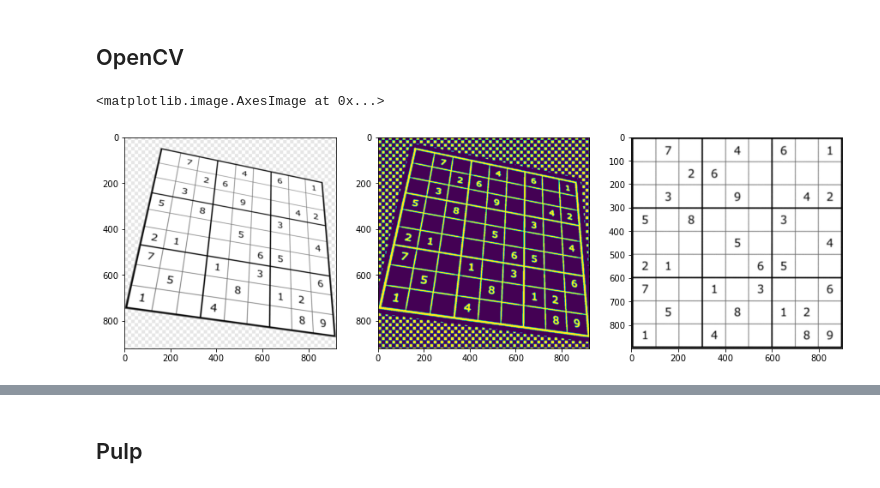
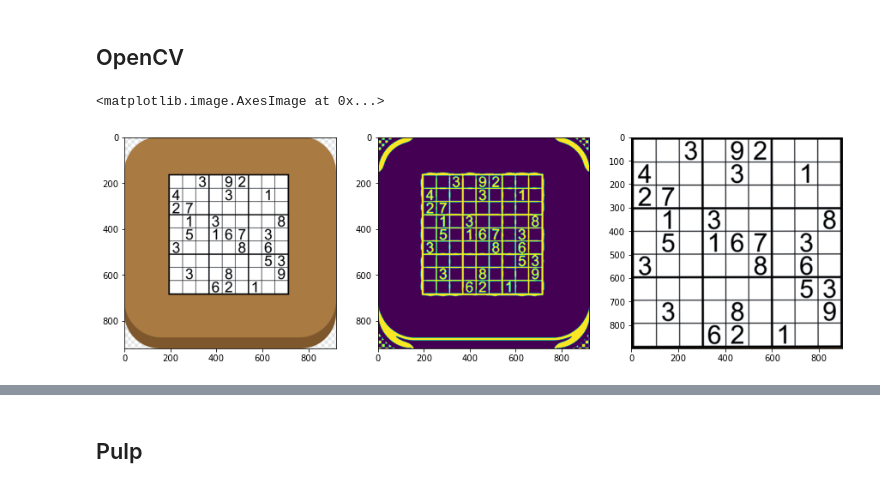
Before and after one commit to Rhinestone1337/sudoku-solver, a Jupyter notebook: sudoku pulp opencv.ipynb, the cells around one changed output, grey strips where cells are left out. Saved outputs shown, nothing was run; the diff lists cells and outputs as text; code cells hidden in the pictures.

```diff
--- a/sudoku pulp opencv.ipynb
+++ b/sudoku pulp opencv.ipynb
@@ -16,7 +16,7 @@ pytesseract.pytesseract.tesseract_cmd = r"C:\Program Files\Tesseract-OCR\tessera
 ## OpenCV
 # %%
 # Открываем изображение с судоку
-img = cv2.imread('examples/7.png')
+img = cv2.imread('examples/16.png')
 
 # Находим квадрат с судоку
 blurry = cv2.GaussianBlur(img, (5, 5), 5)
@@ -29,31 +29,31 @@ location = None
 for grab in grabs:
     approx = cv2.approxPolyDP(grab, 15, True)
     if len(approx) == 4:
         rect = np.zeros((4, 2), dtype = "float32")
         cutt = approx[:,0]
         s = cutt.sum(axis = 1)
 
         # Сортировка углов по часовой стрелке
         rect[0] = cutt[np.argmin(s)]
         rect[2] = cutt[np.argmax(s)]
         diff = np.diff(cutt, axis = 1)
         rect[1] = cutt[np.argmin(diff)]
         rect[3] = cutt[np.argmax(diff)]
         location = rect
         break
 
 height = 900
 width = 900
 pts1 = np.float32([location[0], location[1], location[3], location[2]])
 pts2 = np.float32([[0, 0], [width, 0], [0, height], [width, height]])
 
 # Трансформируем перспективу
 matrix = cv2.getPerspectiveTransform(pts1, pts2)
 board = cv2.warpPerspective(img, matrix, (width, height))
 fig, ax = plt.subplots(1,3, figsize=(15,15))
 ax[0].imshow(img)
 ax[1].imshow(thresh)
 ax[2].imshow(board)
 # %% [output]
 <matplotlib.image.AxesImage at 0x...>
-[figure, old version]
+[figure, new version]
```
Also changed, not shown: parts of 5 cells of this notebook, 2 other files.
